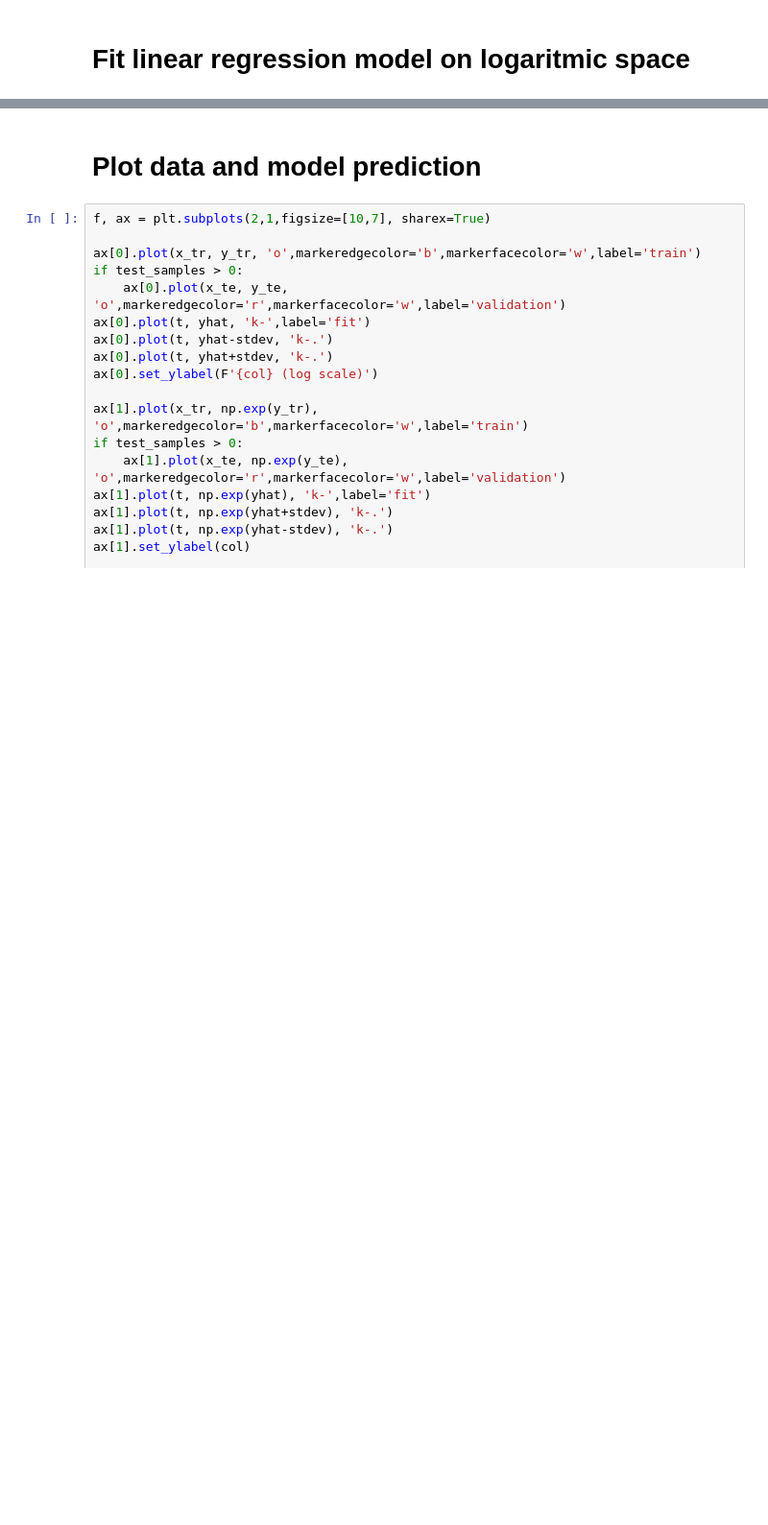
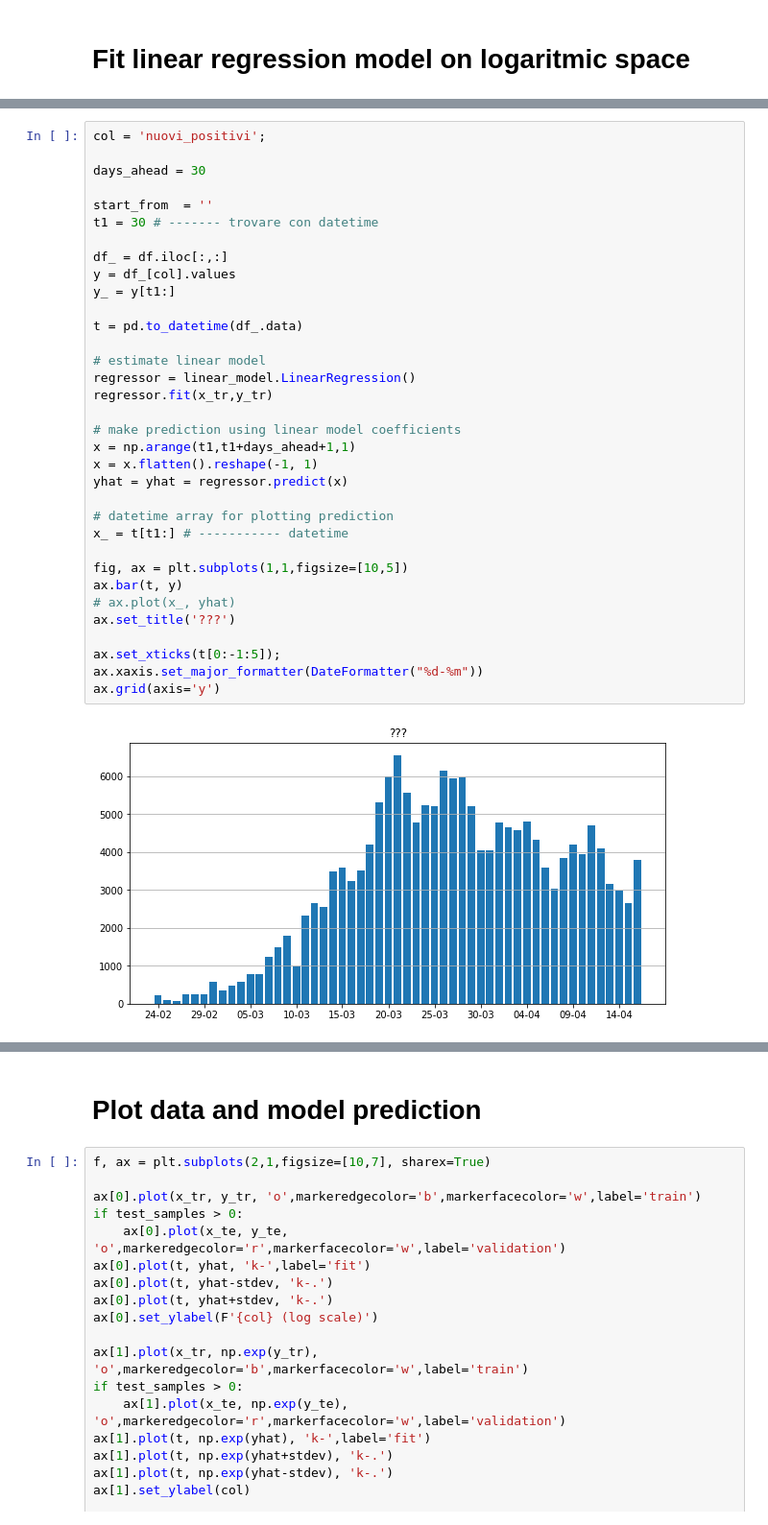
Before and after one commit to meneghet/covid19_predict, a Jupyter notebook: covid19_ita_prediction.ipynb, the cells around one changed output, grey strips where cells are left out. Shown at 96% size. Cells and saved outputs as stored; diff of their text form; blank space fills up the shorter version.

```diff
--- a/covid19_ita_prediction.ipynb
+++ b/covid19_ita_prediction.ipynb
@@ -62,3 +88,39 @@ yhat = regressor.predict(x)
 #get standard deviation of y_test
 residuals = np.sum((y_tr - regressor.predict(x_tr))**2)
 stdev = np.sqrt(residuals)
+# %%
+col = 'nuovi_positivi';
+
+days_ahead = 30
+
+start_from  = ''
+t1 = 30 # ------- trovare con datetime
+
+df_ = df.iloc[:,:]
+y = df_[col].values
+y_ = y[t1:]
+
+t = pd.to_datetime(df_.data)
+
+# estimate linear model
+regressor = linear_model.LinearRegression()
+regressor.fit(x_tr,y_tr)
+
+# make prediction using linear model coefficients
+x = np.arange(t1,t1+days_ahead+1,1)
+x = x.flatten().reshape(-1, 1)
+yhat = yhat = regressor.predict(x)
+
+# datetime array for plotting prediction
+x_ = t[t1:] # ----------- datetime
+
+fig, ax = plt.subplots(1,1,figsize=[10,5])
+ax.bar(t, y)
+# ax.plot(x_, yhat)
+ax.set_title('???')
+
+ax.set_xticks(t[0:-1:5]);
+ax.xaxis.set_major_formatter(DateFormatter("%d-%m"))
+ax.grid(axis='y')
+# %% [output]
+[figure, added]
```
Also changed, not shown: parts of 8 cells of this notebook, 7 other files.
